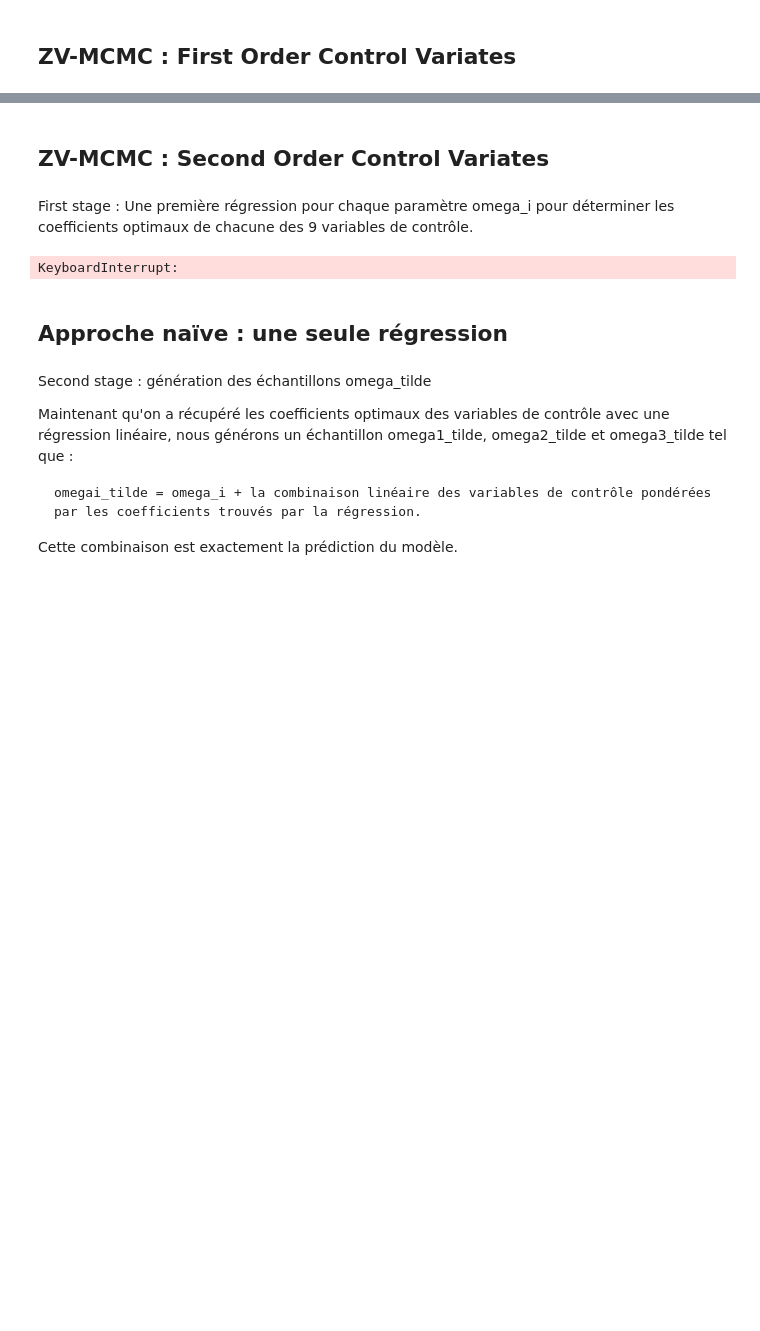
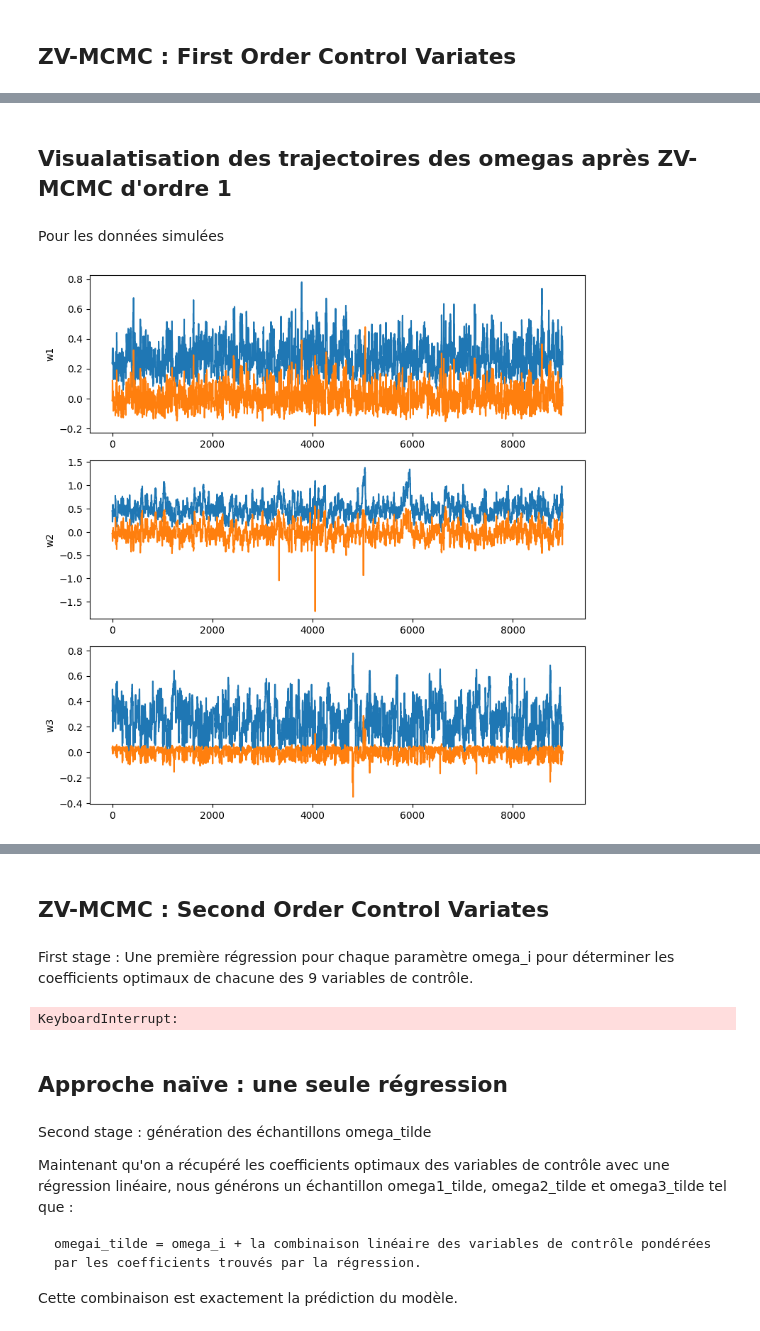
Before and after one commit to nassihsawssane/Monte-Carlo-based-project, a Jupyter notebook: main.ipynb, the cells around one changed output, grey strips where cells are left out. Cells and saved outputs as stored; diff of their text form; code cells hidden in the pictures; blank space fills up the shorter version.

```diff
--- a/main.ipynb
+++ b/main.ipynb
@@ -273,0 +433,15 @@ def calcul_z(omega_1, omega_2, omega_3, h, r, sigma):
+# %%
+def enlever_outliers(data):
+    Q1 = np.percentile(data, 25)
+    Q3 = np.percentile(data, 75)
+
+    IQR = Q3 - Q1
+
+    # Définition des limites
+    limite_inferieure = Q1 - 10 * IQR
+    limite_superieure = Q3 + 10 * IQR
+    donnees_sans_outliers = np.copy(data)
+    for i in range(1, len(data)):
+        if (data[i] < limite_inferieure).any() or (data[i] > limite_superieure).any():
+            donnees_sans_outliers[i] = donnees_sans_outliers[i - 1]
+    return donnees_sans_outliers
@@ -273,0 +529,21 @@ def calcul_z(omega_1, omega_2, omega_3, h, r, sigma):
+# %% [markdown]
+## Visualatisation des trajectoires des omegas après ZV-MCMC d'ordre 1
+# %% [markdown]
+Pour les données simulées
+# %%
+
+fig, axs = plt.subplots(3, 1, figsize=(8, 8))
+
+axs[0].plot(range(9001), omega_nv_sim[:,0][1000:])
+axs[0].plot(range(9001), omega_tilde_1ss[1000:])
+axs[0].set_ylabel('w1')
+axs[1].plot(range(9001), omega_nv_sim[:,1][1000:])
+axs[1].plot(range(9001), omega_tilde_2ss[1000:])
+axs[1].set_ylabel('w2')
+axs[2].plot(range(9001), omega_nv_sim[:,2][1000:])
+axs[2].plot(range(9001), omega_tilde_3ss[1000:])
+axs[2].set_ylabel('w3')
+plt.tight_layout()
+plt.show()
+# %% [output]
+[figure, added]
```
Also changed, not shown: parts of 23 cells of this notebook.
